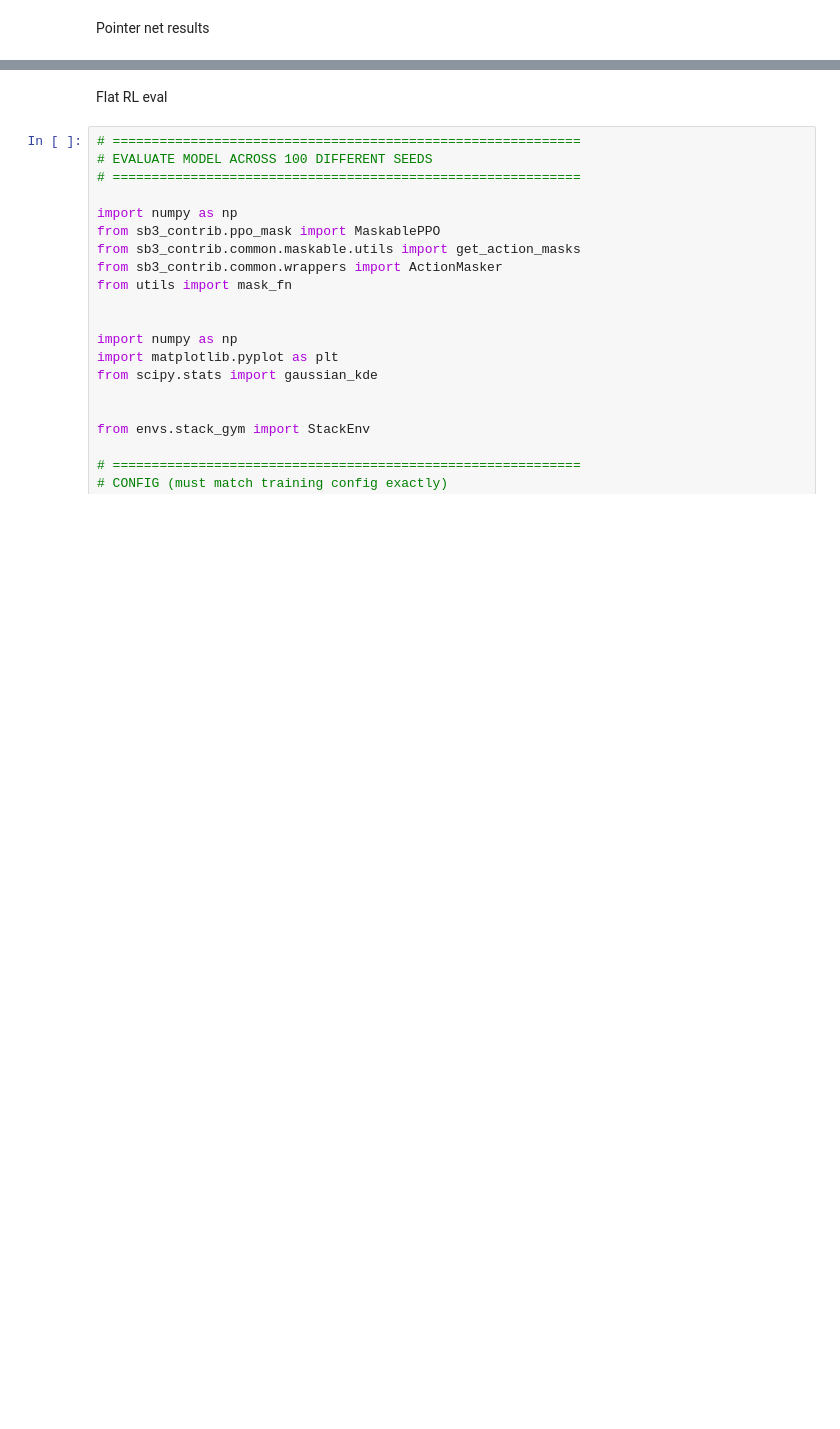
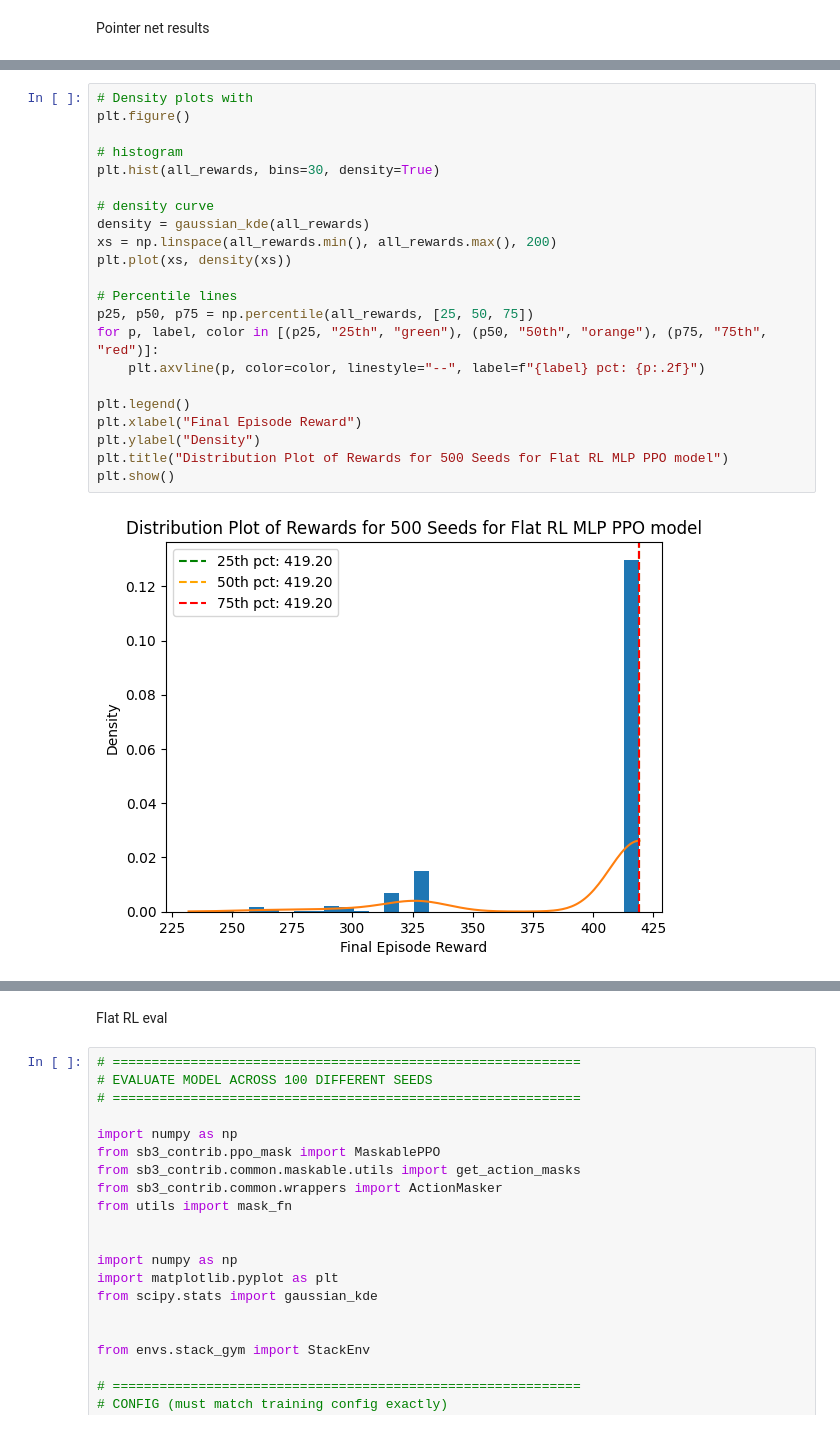
Before and after one commit to JingyaoLu22/Sequential-Multi-Agent-Reinforcement-Learning-for-Hierarchical-Container-Yard-Stacking, a Jupyter notebook: FlatRL_eval.ipynb, the cells around one changed output, grey strips where cells are left out. Cells and saved outputs as stored; diff of their text form; blank space fills up the shorter version.

```diff
--- a/FlatRL_eval.ipynb
+++ b/FlatRL_eval.ipynb
@@ -133,3 +152,27 @@ plt.show()
+# %%
+# Density plots with
+plt.figure()
+
+# histogram
+plt.hist(all_rewards, bins=30, density=True)
+
+# density curve
+density = gaussian_kde(all_rewards)
+xs = np.linspace(all_rewards.min(), all_rewards.max(), 200)
+plt.plot(xs, density(xs))
+
+# Percentile lines
+p25, p50, p75 = np.percentile(all_rewards, [25, 50, 75])
+for p, label, color in [(p25, "25th", "green"), (p50, "50th", "orange"), (p75, "75th", "red")]:
+    plt.axvline(p, color=color, linestyle="--", label=f"{label} pct: {p:.2f}")
+
+plt.legend()
+plt.xlabel("Final Episode Reward")
+plt.ylabel("Density")
+plt.title("Distribution Plot of Rewards for 500 Seeds for Flat RL MLP PPO model")
+plt.show()
+# %% [output]
+[figure, added]
 # %%
 # ============================================================
 # LOAD SAVED MODEL + INTERACTIVE VISUAL EVALUATION
```
Also changed, not shown: parts of 40 cells of this notebook, 4 other files.
